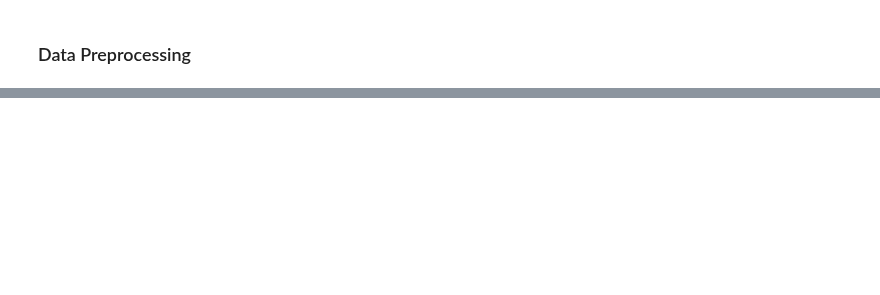
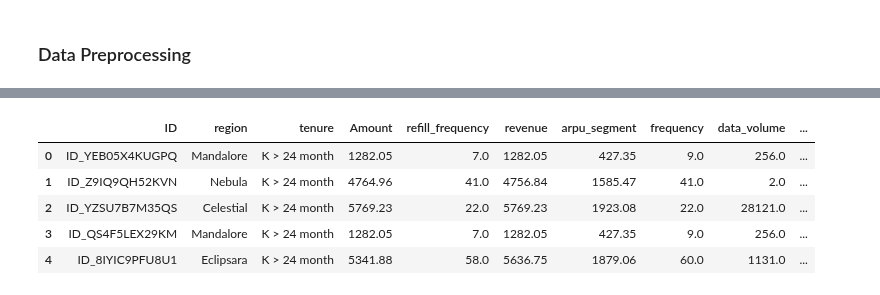
Before and after one commit to BhekiMabheka/Competitions, a Jupyter notebook: zindi_sasol_competetion.ipynb, the cells around one changed output, grey strips where cells are left out. Drawn from its saved outputs; the diff is of its cells as text; code cells hidden in the pictures; blank space fills up the shorter version.

```diff
--- a/zindi_sasol_competetion.ipynb
+++ b/zindi_sasol_competetion.ipynb
@@ -133,0 +201,33 @@ test_data  = preprocess_data(test_data)
+# %%
+train_data = preprocess_data(data=train_data)
+test_data = preprocess_data(data=test_data)
+# %%
+pd.set_option('display.max_colwidth', None)
+def get_categorical_unique_values(data):
+    """
+    Get unique values for each categorical feature in a DataFrame.
+
+    Parameters:
+    - data (pd.DataFrame): The input DataFrame.
+
+    Returns:
+    - pd.DataFrame: A DataFrame with unique values and counts for each categorical feature.
+    """
+
+    # Select columns with object (string) data type
+    categorical_features = data.select_dtypes(include='object').columns
+
+    # Create a DataFrame to store unique values
+    unique_values_df = pd.DataFrame(columns=['Feature', 'Unique_Values'])
+
+    # Check unique values for each categorical feature
+    for feature in categorical_features:
+        unique_values = data[feature].unique()
+        unique_values_df = unique_values_df.append({'Feature': feature, 'Unique_Values': unique_values}, ignore_index=True)
+
+    return unique_values_df
+
+# Example usage:
+unique_values_train_data = get_categorical_unique_values(train_data)
+unique_values_test_data = get_categorical_unique_values(train_data)
+unique_values_train_data
@@ -133,0 +241,9 @@ test_data  = preprocess_data(test_data)
+# %%
+train_data.head()
+# %% [output]
+|  | ID | region | tenure | Amount | refill_frequency | revenue | arpu_segment | frequency | data_volume | ... |
+| 0 | ID_YEB05X4KUGPQ | Mandalore | K > 24 month | 1282.05 | 7.0 | 1282.05 | 427.35 | 9.0 | 256.0 | ... |
+| 1 | ID_Z9IQ9QH52KVN | Nebula | K > 24 month | 4764.96 | 41.0 | 4756.84 | 1585.47 | 41.0 | 2.0 | ... |
+| 2 | ID_YZSU7B7M35QS | Celestial | K > 24 month | 5769.23 | 22.0 | 5769.23 | 1923.08 | 22.0 | 28121.0 | ... |
+| 3 | ID_QS4F5LEX29KM | Mandalore | K > 24 month | 1282.05 | 7.0 | 1282.05 | 427.35 | 9.0 | 256.0 | ... |
+| 4 | ID_8IYIC9PFU8U1 | Eclipsara | K > 24 month | 5341.88 | 58.0 | 5636.75 | 1879.06 | 60.0 | 1131.0 | ... |
```
Also changed, not shown: parts of 26 cells of this notebook.
